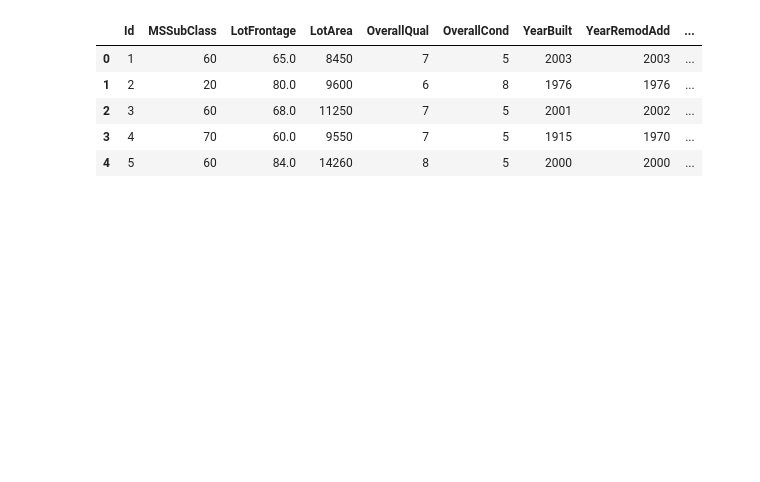
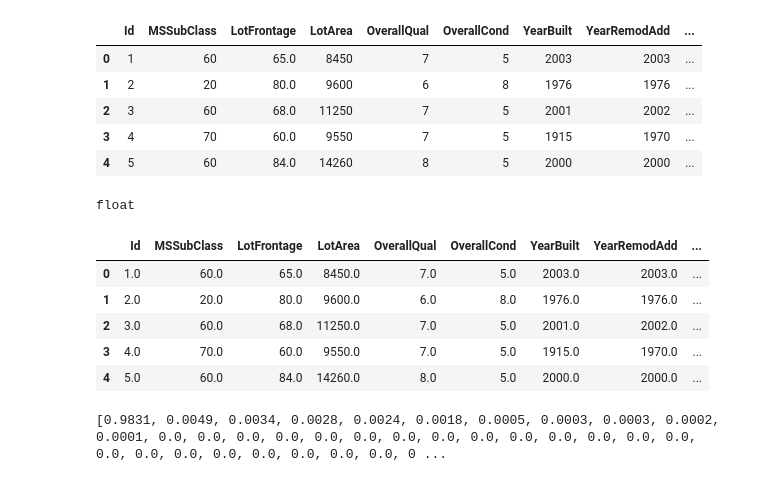
Before and after one commit to ketansahils/HousePricesAdvRegressionTech, a Jupyter notebook: house_prices.ipynb, the cells around one changed output. Saved outputs shown, nothing was run; the diff lists cells and outputs as text; code cells hidden in the pictures; blank space fills up the shorter version.

```diff
--- a/house_prices.ipynb
+++ b/house_prices.ipynb
@@ -50,3 +51,28 @@ float_pd.head()
 | 2 | 3 | 60 | 68.0 | 11250 | 7 | 5 | 2001 | 2002 | ... |
 | 3 | 4 | 70 | 60.0 | 9550 | 7 | 5 | 1915 | 1970 | ... |
 | 4 | 5 | 60 | 84.0 | 14260 | 8 | 5 | 2000 | 2000 | ... |
+# %%
+type(data.loc[0,'Alley'])
+# %% [output]
+float
+# %%
+from sklearn.preprocessing import Imputer
+imp = Imputer(missing_values='NaN',strategy='mean',axis=0)
+float_imp = pd.DataFrame(imp.fit_transform(float_pd))
+float_imp.columns = float_pd.columns
+float_imp.index = float_pd.index
+float_imp.head()
+# %% [output]
+|  | Id | MSSubClass | LotFrontage | LotArea | OverallQual | OverallCond | YearBuilt | YearRemodAdd | ... |
+| 0 | 1.0 | 60.0 | 65.0 | 8450.0 | 7.0 | 5.0 | 2003.0 | 2003.0 | ... |
+| 1 | 2.0 | 20.0 | 80.0 | 9600.0 | 6.0 | 8.0 | 1976.0 | 1976.0 | ... |
+| 2 | 3.0 | 60.0 | 68.0 | 11250.0 | 7.0 | 5.0 | 2001.0 | 2002.0 | ... |
+| 3 | 4.0 | 70.0 | 60.0 | 9550.0 | 7.0 | 5.0 | 1915.0 | 1970.0 | ... |
+| 4 | 5.0 | 60.0 | 84.0 | 14260.0 | 8.0 | 5.0 | 2000.0 | 2000.0 | ... |
+# %%
+from sklearn.decomposition import PCA
+pca = PCA(n_components=37)
+pca.fit(float_imp)
+print map(lambda x: round(x,4),pca.explained_variance_ratio_)
+# %% [output]
+[0.9831, 0.0049, 0.0034, 0.0028, 0.0024, 0.0018, 0.0005, 0.0003, 0.0003, 0.0002, 0.0001, 0.0, 0.0, 0.0, 0.0, 0.0, 0.0, 0.0, 0.0, 0.0, 0.0, 0.0, 0.0, 0.0, 0.0, 0.0, 0.0, 0.0, 0.0, 0.0, 0.0, 0.0, 0.0, 0 ...
```
Also changed, not shown: parts of 5 cells of this notebook.
